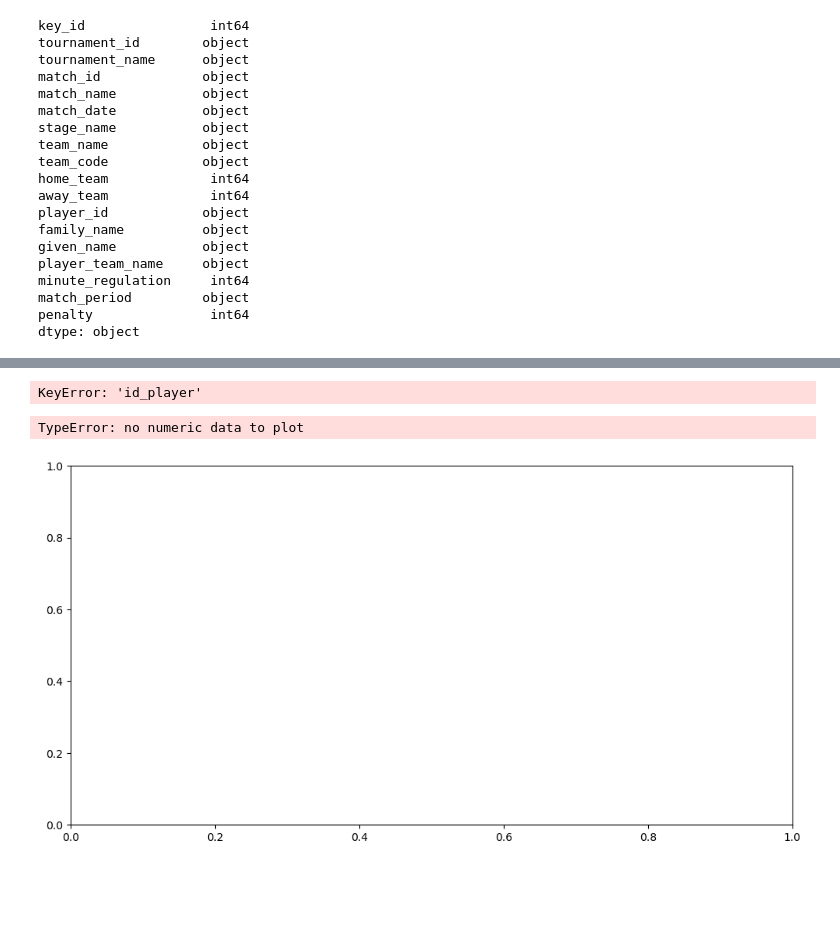
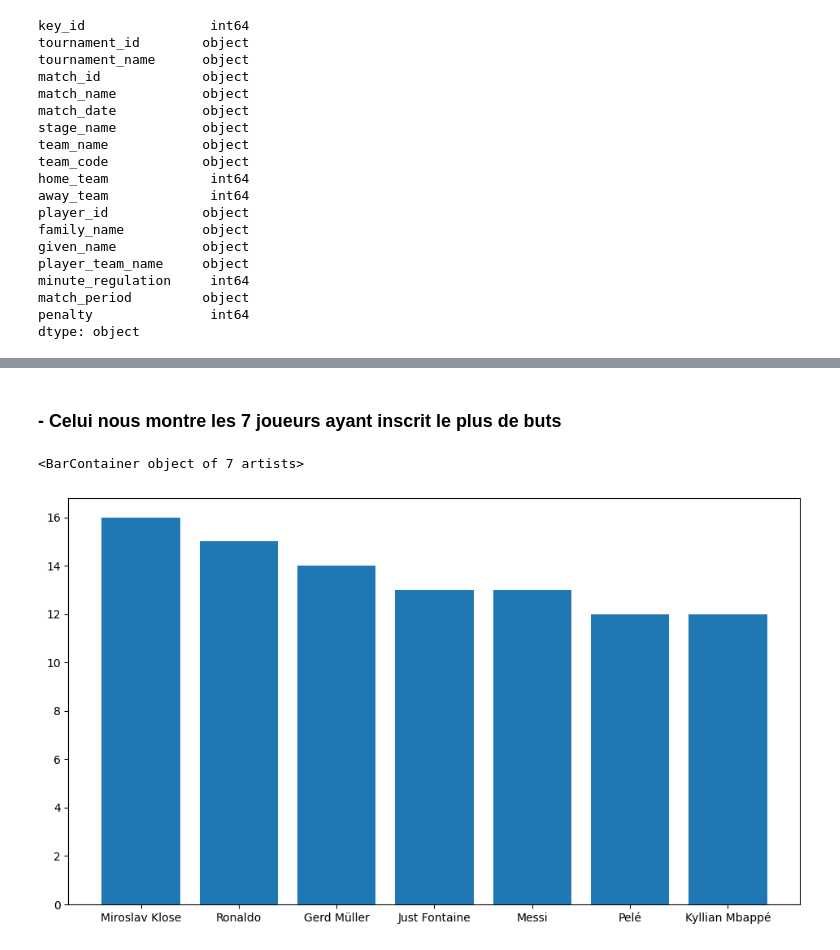
Before and after one commit to AdamSerrakh/DataAnalysis_WorldCup_Scorers, a Jupyter notebook: WorldCup_Scorers.ipynb, the cells around one changed output, grey strips where cells are left out. Saved outputs shown, nothing was run; the diff lists cells and outputs as text; code cells hidden in the pictures; blank space fills up the shorter version.

```diff
--- a/WorldCup_Scorers.ipynb
+++ b/WorldCup_Scorers.ipynb
@@ -241,4 +102,0 @@ top_10
-# %%
-top_10['id_player'][:10].index.tolist()
-# %% [output]
-KeyError: 'id_player'
@@ -247,6 +103,11 @@ plt.plot()
-# %%
-plt.figure(figsize=(12,6))
-df['tournament_id'].plot(kind='bar');
-# %% [output]
-TypeError: no numeric data to plot
-[figure, removed]
+# %% [markdown]
+### - Celui nous montre les 7 joueurs ayant inscrit le plus de buts
+# %%
+fig = plt.figure(figsize=(9, 5))
+ax = fig.add_axes([0,0,1,1])
+players = ['Miroslav Klose','Ronaldo','Gerd Müller','Just Fontaine','Messi','Pelé','Kyllian Mbappé']
+goals = [16,15,14,13,13,12,12]
+ax.bar(players,goals)
+# %% [output]
+<BarContainer object of 7 artists>
+[figure, added]
```
Also changed, not shown: parts of 27 cells of this notebook.
